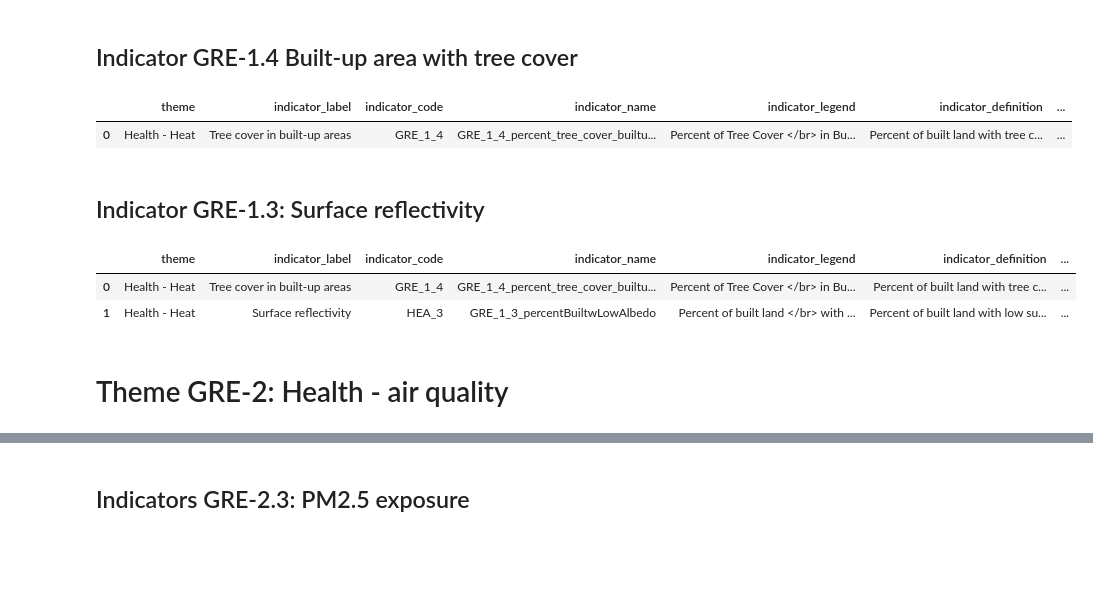
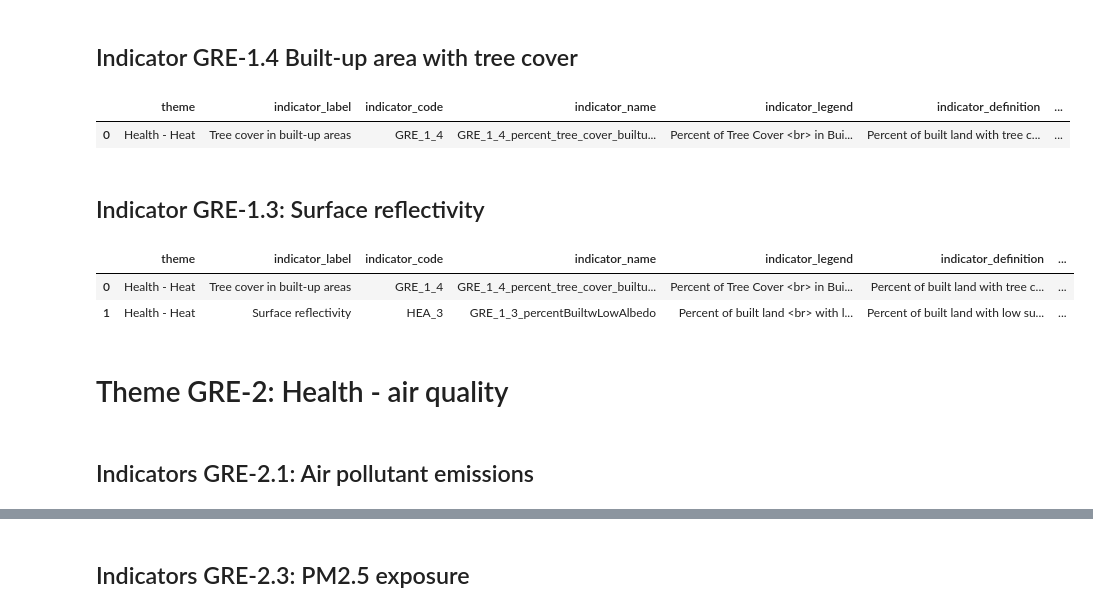
Before and after one commit to wri/cities-cities4forests-indicators, a Jupyter notebook: scripts/define-indicators.ipynb, the cells around one changed output, grey strips where cells are left out. Saved outputs shown, nothing was run; the diff lists cells and outputs as text; code cells hidden in the pictures; blank space fills up the shorter version.

```diff
--- a/scripts/define-indicators.ipynb
+++ b/scripts/define-indicators.ipynb
@@ -35,7 +35,7 @@ indicators_definitions = indicators_definitions.append({'theme' : 'Health - Heat
                                                         'indicator_label' : 'Tree cover in built-up areas',
                                                         'indicator_code' : 'GRE_1_4',
                                                         'indicator_name' : 'GRE_1_4_percent_tree_cover_builtup_areas',
-                                                        'indicator_legend': 'Percent of Tree Cover </br> in Built Land (%)',
+                                                        'indicator_legend': 'Percent of Tree Cover <br> in Built Land (%)',
                                                        'indicator_definition' : 'Percent of built land with tree cover',
                                                        'data_sources' : 'Tree Mosaic Land, ESA World Cover',
                                                        'importance' : 'This indicator can identify areas of a city without significant tree cover and therefore lacking in shade and evapotranspiration that can reduce local heat. Areas with low tree cover may be candidates in which to install measures--such as trees, other vegetation, or solar reflective roofs and pavements--that will reduce the heat retained locally or otherwise cool the immediate area.',
@@ -44,24 +44,26 @@ indicators_definitions = indicators_definitions.append({'theme' : 'Health - Heat
 indicators_definitions
 # %% [output]
 |  | theme | indicator_label | indicator_code | indicator_name | indicator_legend | indicator_definition | ... |
-| 0 | Health - Heat | Tree cover in built-up areas | GRE_1_4 | GRE_1_4_percent_tree_cover_builtu... | Percent of Tree Cover </br> in Bu... | Percent of built land with tree c... | ... |
+| 0 | Health - Heat | Tree cover in built-up areas | GRE_1_4 | GRE_1_4_percent_tree_cover_builtu... | Percent of Tree Cover <br> in Bui... | Percent of built land with tree c... | ... |
 # %% [markdown]
 ## Indicator GRE-1.3: Surface reflectivity
 # %%
 indicators_definitions = indicators_definitions.append({'theme' : 'Health - Heat',
                                                         'indicator_label' : 'Surface reflectivity',
                                                         'indicator_code' : 'HEA_3',
                                                         'indicator_name' : 'GRE_1_3_percentBuiltwLowAlbedo',
-                                                        'indicator_legend': 'Percent of built land </br> with low surface reflectivity (%)',
+                                                        'indicator_legend': 'Percent of built land <br> with low surface reflectivity (%)',
                                                        'indicator_definition' : 'Percent of built land with low surface reflectivity (below 0.2 albedo)',
                                                        'data_sources' : 'Sentinel-1, ESA World Cover',
                                                        'importance' : 'This indicator can identify areas of the city with a high share of surfaces that retain excess heat. Surfaces with Low solar reflectivity (albedo) absorb heat and transfer it to immediate surroundings. Areas with a high share of low albedo surfaces may be candidates in which to install measures--such as solar reflective roofs and pavements, or trees--that will reduce the heat retained on surfaces or otherwise cool the immediate area.',
                                                        'methods' : 'This indicator uses pixelwise albedo values derived from Sentinel-1 as retrieved from Earth Engine using the algorithms defined in Bonafoni & Sekertekin 2020. Annual mean albedo is calculated from cloud-free pixels from 2021. Values for built land cover areas only are derived using the built-up class from ESA WorldCover as a mask. Finally, pixels with albedo values below 0.2 are masked to calculate the percent of built area with low surface reflectivity.'},
                                                        ignore_index = True)
 indicators_definitions
 # %% [output]
 |  | theme | indicator_label | indicator_code | indicator_name | indicator_legend | indicator_definition | ... |
-| 0 | Health - Heat | Tree cover in built-up areas | GRE_1_4 | GRE_1_4_percent_tree_cover_builtu... | Percent of Tree Cover </br> in Bu... | Percent of built land with tree c... | ... |
-| 1 | Health - Heat | Surface reflectivity | HEA_3 | GRE_1_3_percentBuiltwLowAlbedo | Percent of built land </br> with ... | Percent of built land with low su... | ... |
+| 0 | Health - Heat | Tree cover in built-up areas | GRE_1_4 | GRE_1_4_percent_tree_cover_builtu... | Percent of Tree Cover <br> in Bui... | Percent of built land with tree c... | ... |
+| 1 | Health - Heat | Surface reflectivity | HEA_3 | GRE_1_3_percentBuiltwLowAlbedo | Percent of built land <br> with l... | Percent of built land with low su... | ... |
 # %% [markdown]
 # Theme GRE-2: Health - air quality
+# %% [markdown]
+## Indicators GRE-2.1: Air pollutant emissions
```
Also changed, not shown: parts of 7 cells of this notebook, 6 other files.
